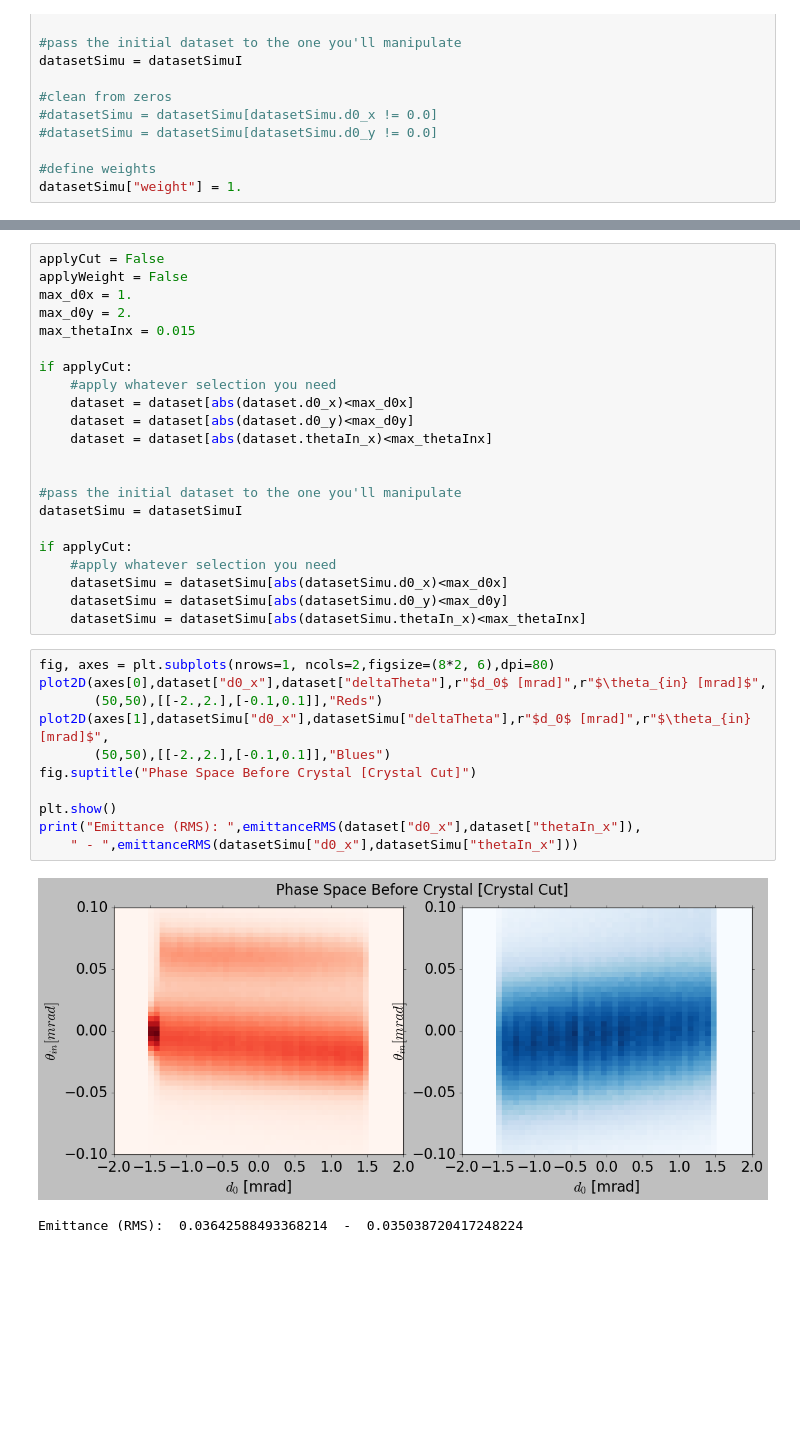
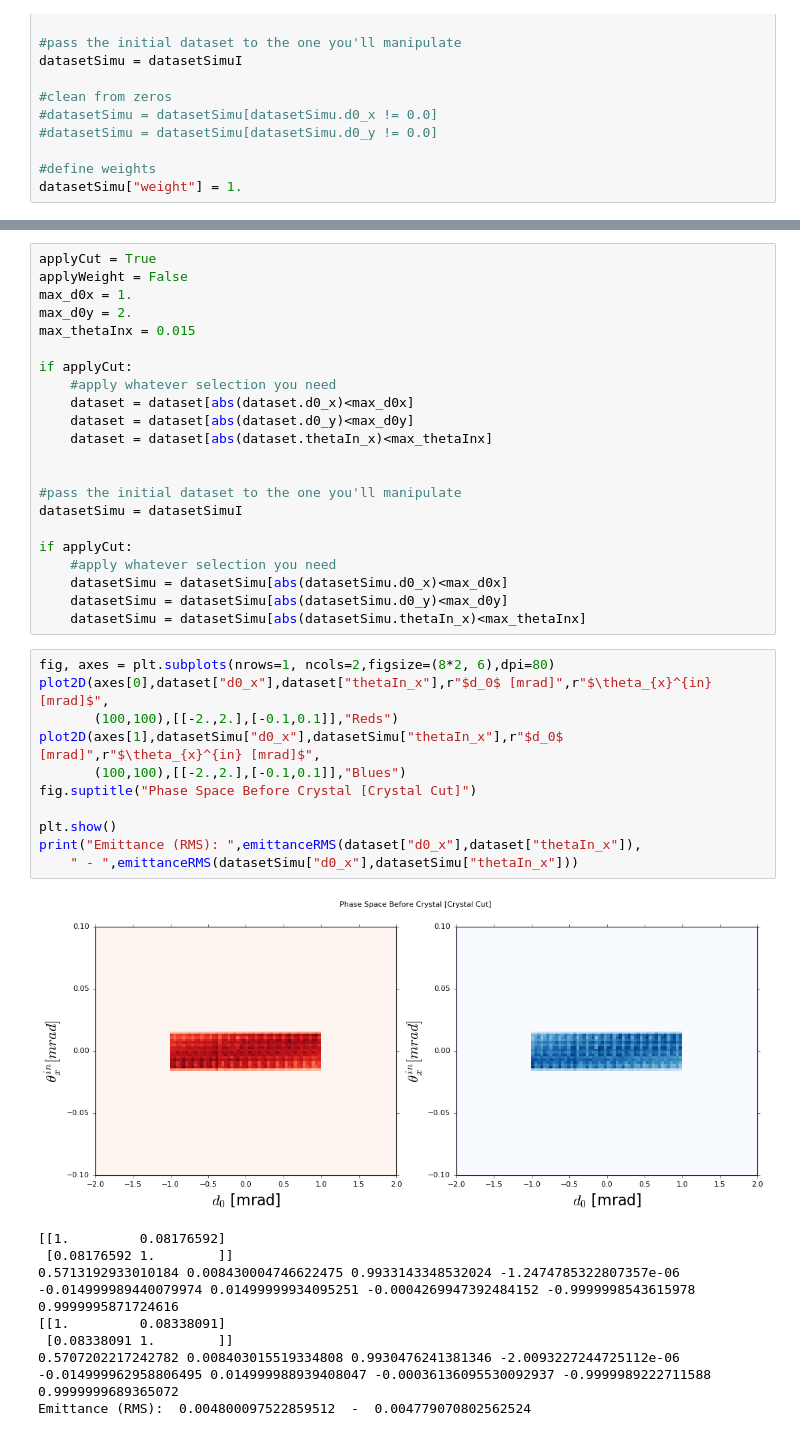
Before and after one commit to collamaf/UA9_22, a Jupyter notebook: analysis/DataAnalysis.ipynb, the cells around one changed output, grey strips where cells are left out. Drawn from its saved outputs; the diff is of its cells as text; blank space fills up the shorter version.

```diff
--- a/analysis/DataAnalysis.ipynb
+++ b/analysis/DataAnalysis.ipynb
@@ -255,5 +255,5 @@ plt.show()
 # %%
-applyCut = False
+applyCut = True
 applyWeight = False
 max_d0x = 1.
 max_d0y = 2.
@@ -276,18 +276,24 @@ if applyCut:
     datasetSimu = datasetSimu[abs(datasetSimu.thetaIn_x)<max_thetaInx]
 # %%
 fig, axes = plt.subplots(nrows=1, ncols=2,figsize=(8*2, 6),dpi=80)
-plot2D(axes[0],dataset["d0_x"],dataset["deltaTheta"],r"$d_0$ [mrad]",r"$\theta_{in} [mrad]$",
-       (50,50),[[-2.,2.],[-0.1,0.1]],"Reds")
-plot2D(axes[1],datasetSimu["d0_x"],datasetSimu["deltaTheta"],r"$d_0$ [mrad]",r"$\theta_{in} [mrad]$",
-       (50,50),[[-2.,2.],[-0.1,0.1]],"Blues")
+plot2D(axes[0],dataset["d0_x"],dataset["thetaIn_x"],r"$d_0$ [mrad]",r"$\theta_{x}^{in} [mrad]$",
+       (100,100),[[-2.,2.],[-0.1,0.1]],"Reds")
+plot2D(axes[1],datasetSimu["d0_x"],datasetSimu["thetaIn_x"],r"$d_0$ [mrad]",r"$\theta_{x}^{in} [mrad]$",
+       (100,100),[[-2.,2.],[-0.1,0.1]],"Blues")
 fig.suptitle("Phase Space Before Crystal [Crystal Cut]")
 
 plt.show()
 print("Emittance (RMS): ",emittanceRMS(dataset["d0_x"],dataset["thetaIn_x"]),
     " - ",emittanceRMS(datasetSimu["d0_x"],datasetSimu["thetaIn_x"]))
 # %% [output]
-[figure, old version]
+[figure, new version]
-Emittance (RMS):  0.03642588493368214  -  0.035038720417248224
+[[1.         0.08176592]
+ [0.08176592 1.        ]]
+0.5713192933010184 0.008430004746622475 0.9933143348532024 -1.2474785322807357e-06 -0.014999989440079974 0.01499999934095251 -0.0004269947392484152 -0.9999998543615978 0.9999995871724616
+[[1.         0.08338091]
+ [0.08338091 1.        ]]
+0.5707202217242782 0.008403015519334808 0.9930476241381346 -2.0093227244725112e-06 -0.014999962958806495 0.014999988939408047 -0.00036136095530092937 -0.9999989222711588 0.9999999689365072
+Emittance (RMS):  0.004800097522859512  -  0.004779070802562524
 # %%
 fig, axes = plt.subplots(nrows=3, ncols=2,figsize=(7*2, 7*3),dpi=80, facecolor = "w", edgecolor = "k")
 fig.suptitle("Miscellaneus Plots")
```
Also changed, not shown: parts of 10 cells of this notebook.
